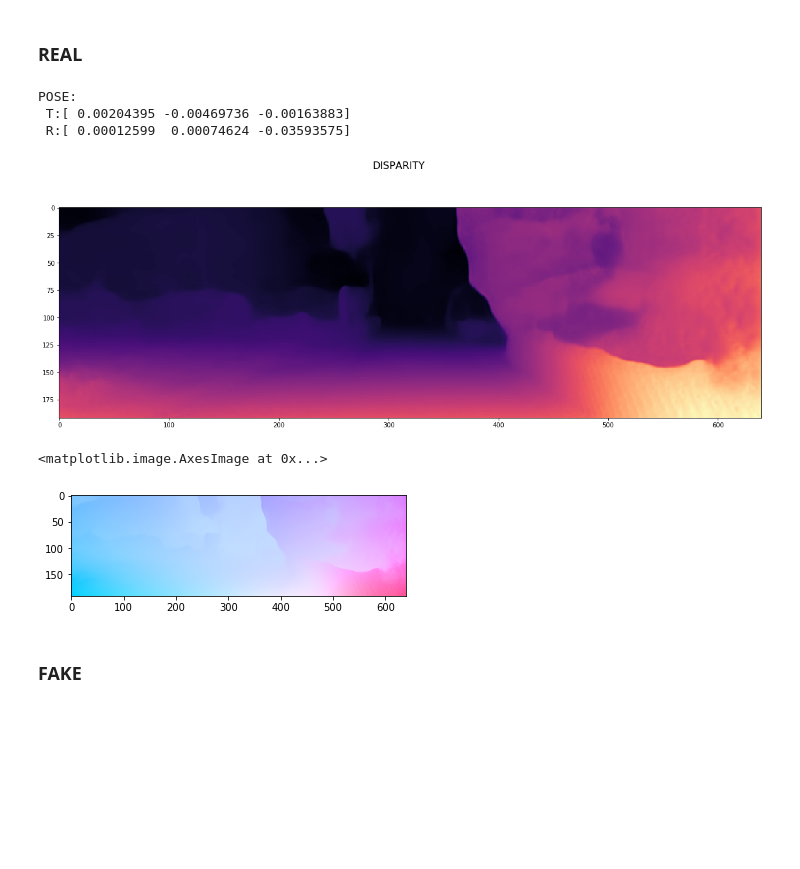
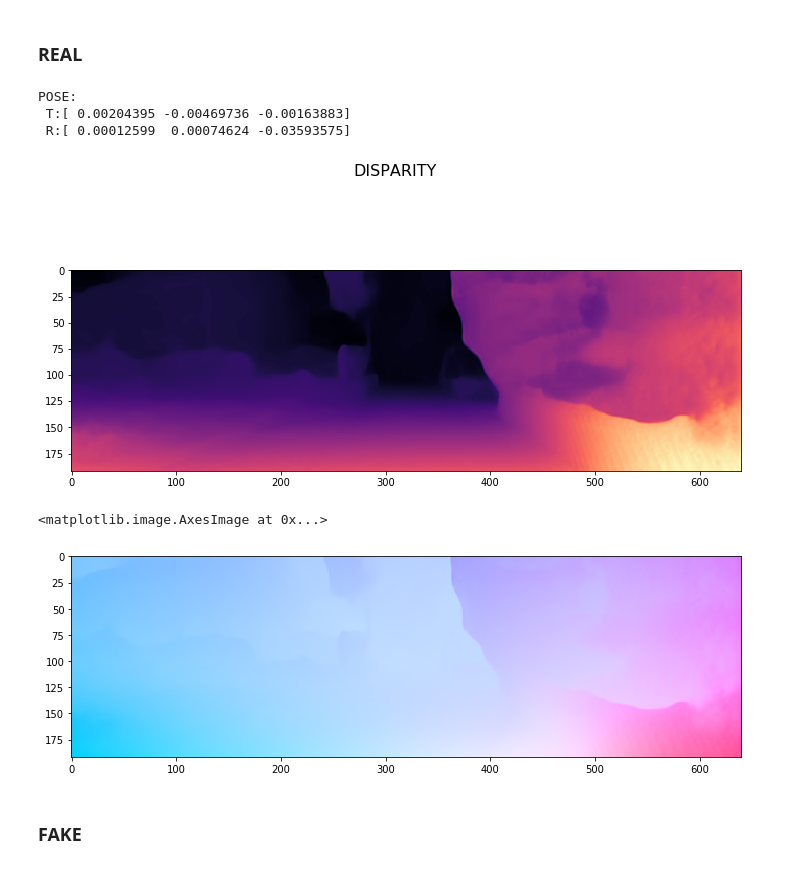
Before and after one commit to FilippoAleotti/MotionTest, a Jupyter notebook: notebook.ipynb, the cells around one changed output. Drawn from its saved outputs; the diff is of its cells as text; code cells hidden in the pictures; blank space fills up the shorter version.

```diff
--- a/notebook.ipynb
+++ b/notebook.ipynb
@@ -119,25 +121,26 @@ plt.show()
 ### REAL
 # %%
 disp = np.load(os.path.join(cur_dir,'monodepth2','disp_99.npy'))
-fig = plt.figure(figsize=(20,7))
+fig = plt.figure(figsize=(12,6))
 fig.suptitle("DISPARITY", fontsize=16)
 plt.imshow(disp, cmap='magma')
 
 real_pose  = read_pose(os.path.join(cur_dir,'monodepth2','real_poses.txt'))
 pose = real_pose[99]
 print('POSE: \n T:{} \n R:{}'.format(pose[:3], pose[3:]))
 # %% [output]
 POSE:
  T:[ 0.00204395 -0.00469736 -0.00163883]
  R:[ 0.00012599  0.00074624 -0.03593575]
-[figure, old version]
+[figure, new version]
 # %%
 rigid_flow = read_flo_file(os.path.join(cur_dir,'outputs','rigid_flow_real_99.flo'))
 rigid_flow = flow_to_image(rigid_flow)
+fig = plt.figure(figsize=(12,6))
 plt.imshow(rigid_flow)
 # %% [output]
 <matplotlib.image.AxesImage at 0x...>
-[figure, old version]
+[figure, new version]
 # %% [markdown]
 ### FAKE
 # %%
```
Also changed, not shown: parts of 10 cells of this notebook, 2 other files.
